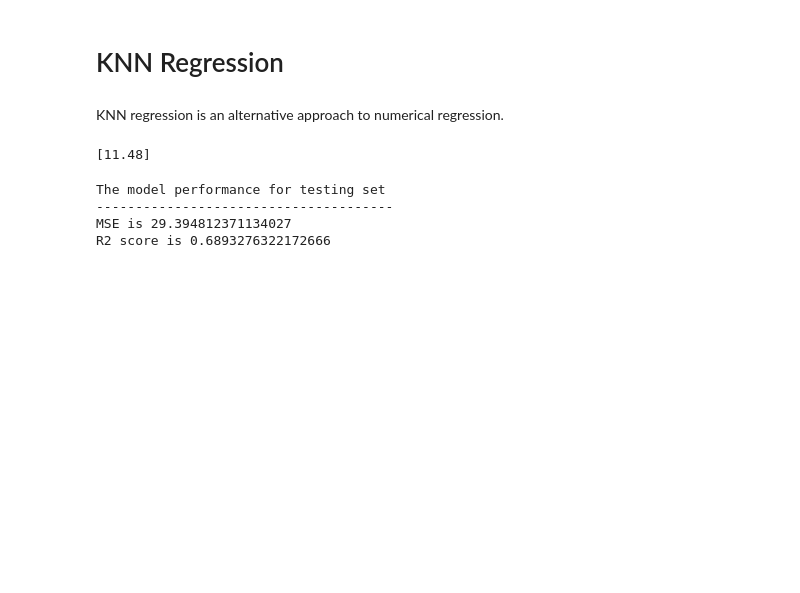
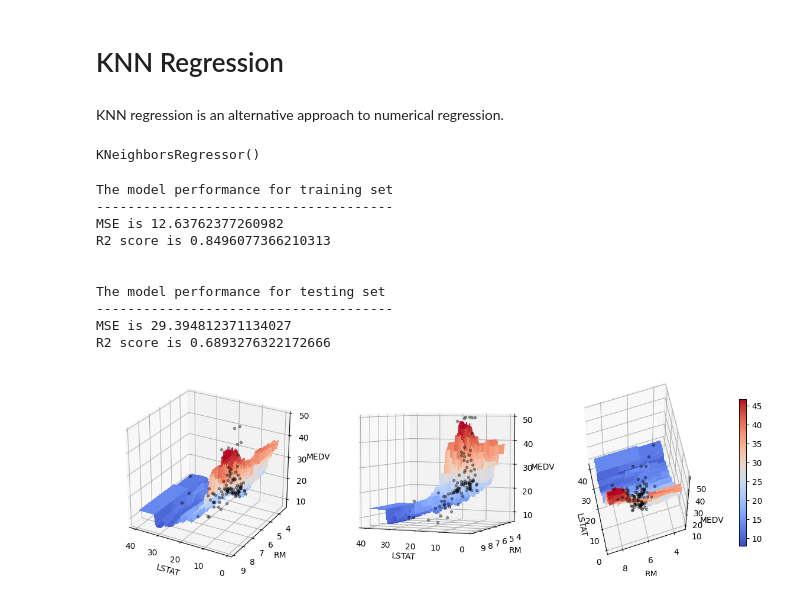
Before and after one commit to WelfLowe/ML4developers, a Jupyter notebook: 3-Numerical_Regression.ipynb, the cells around one changed output. Cells and saved outputs as stored; diff of their text form; code cells hidden in the pictures; blank space fills up the shorter version.

```diff
--- a/3-Numerical_Regression.ipynb
+++ b/3-Numerical_Regression.ipynb
@@ -221,14 +224,24 @@ fig.tight_layout()
 # %% [markdown]
 KNN regression is an alternative approach to numerical regression.
 # %%
-from sklearn.neighbors import KNeighborsRegressor
-neigh = KNeighborsRegressor(n_neighbors=5)
-neigh.fit(X_train, Y_train)
-print(neigh.predict([[20, 6]]))
+knn_model = KNeighborsRegressor(n_neighbors=5)
+knn_model.fit(X_train, Y_train)
 # %% [output]
-[11.48]
+KNeighborsRegressor()
 # %%
-y_test_predict = neigh.predict(X_test)
+# model evaluation for training set
+y_train_predict = knn_model.predict(X_train)
+mse = mean_squared_error(Y_train, y_train_predict)
+r2 = r2_score(Y_train, y_train_predict)
+
+print("The model performance for training set")
+print("--------------------------------------")
+print('MSE is {}'.format(mse))
+print('R2 score is {}'.format(r2))
+print("\n")
+
+# model evaluation for testing set
+y_test_predict = knn_model.predict(X_test)
 mse = mean_squared_error(Y_test, y_test_predict)
 r2 = r2_score(Y_test, y_test_predict)
 
@@ -237,7 +250,17 @@ print("--------------------------------------")
 print('MSE is {}'.format(mse))
 print('R2 score is {}'.format(r2))
 # %% [output]
+The model performance for training set
+--------------------------------------
+MSE is 12.63762377260982
+R2 score is 0.8496077366210313
+
+
 The model performance for testing set
 --------------------------------------
 MSE is 29.394812371134027
 R2 score is 0.6893276322172666
+# %%
+visualize(X_test, Y_test, knn_model)
+# %% [output]
+[figure, added]
```
Also changed, not shown: parts of 5 cells of this notebook.
